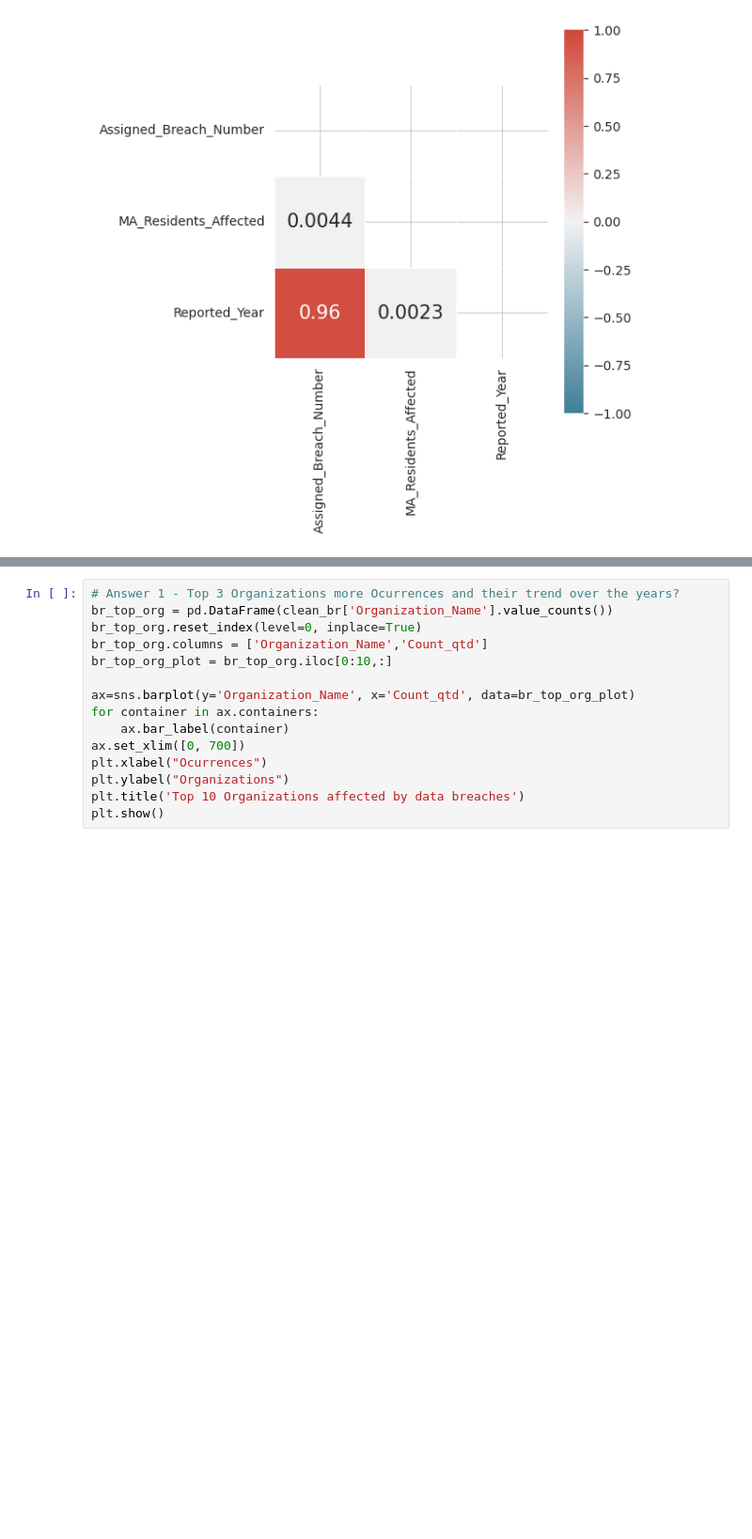
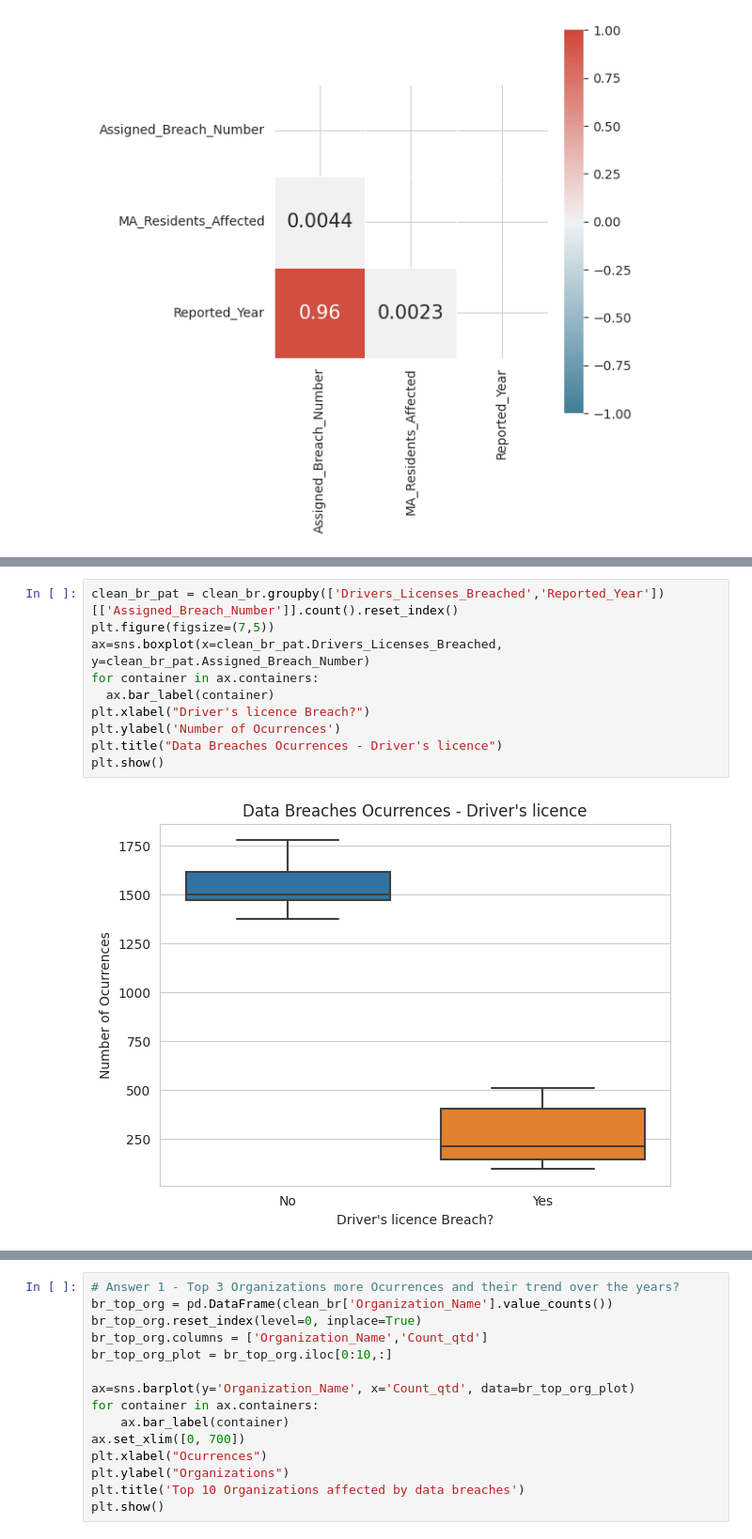
Before and after one commit to joncalle/AnalToolsDecMrk, a Jupyter notebook: DataBreach.ipynb, the cells around one changed output, grey strips where cells are left out. Shown at 94% size. Drawn from its saved outputs; the diff is of its cells as text; blank space fills up the shorter version.

```diff
--- a/DataBreach.ipynb
+++ b/DataBreach.ipynb
@@ -475,0 +500,12 @@ fig.show()
+# %%
+clean_br_pat = clean_br.groupby(['Drivers_Licenses_Breached','Reported_Year'])[['Assigned_Breach_Number']].count().reset_index()
+plt.figure(figsize=(7,5))
+ax=sns.boxplot(x=clean_br_pat.Drivers_Licenses_Breached, y=clean_br_pat.Assigned_Breach_Number)
+for container in ax.containers:
+  ax.bar_label(container)
+plt.xlabel("Driver's licence Breach?")
+plt.ylabel('Number of Ocurrences')
+plt.title("Data Breaches Ocurrences - Driver's licence")
+plt.show()
+# %% [output]
+[figure, added]
```
Also changed, not shown: parts of 3 cells of this notebook.
